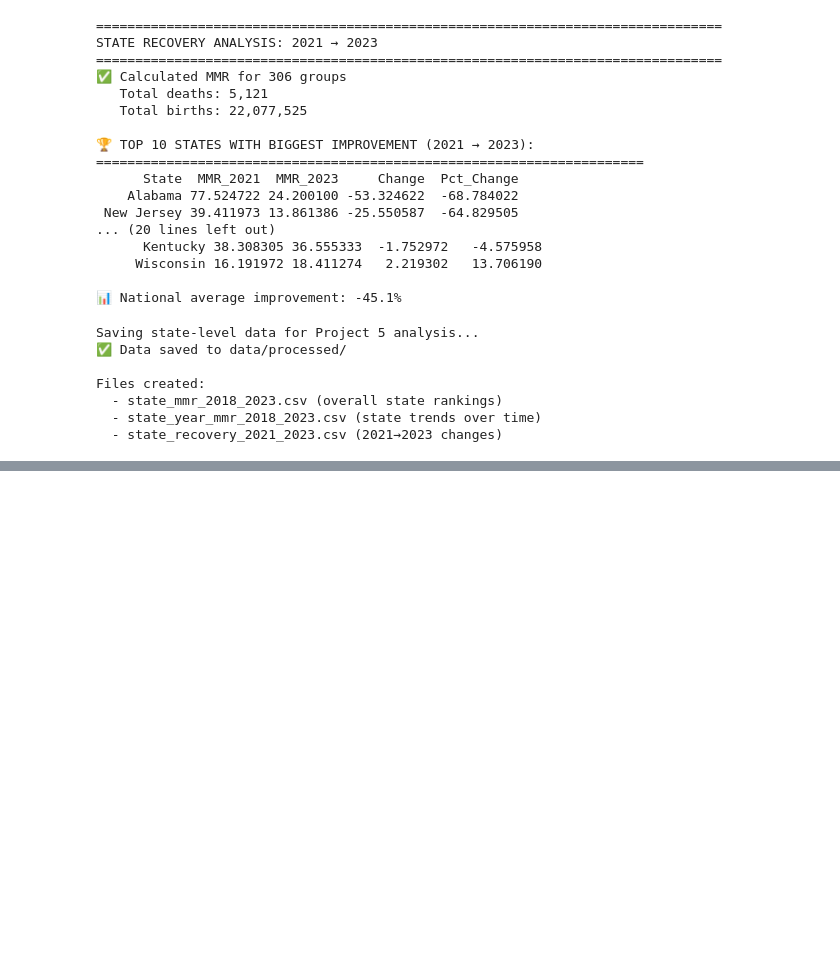
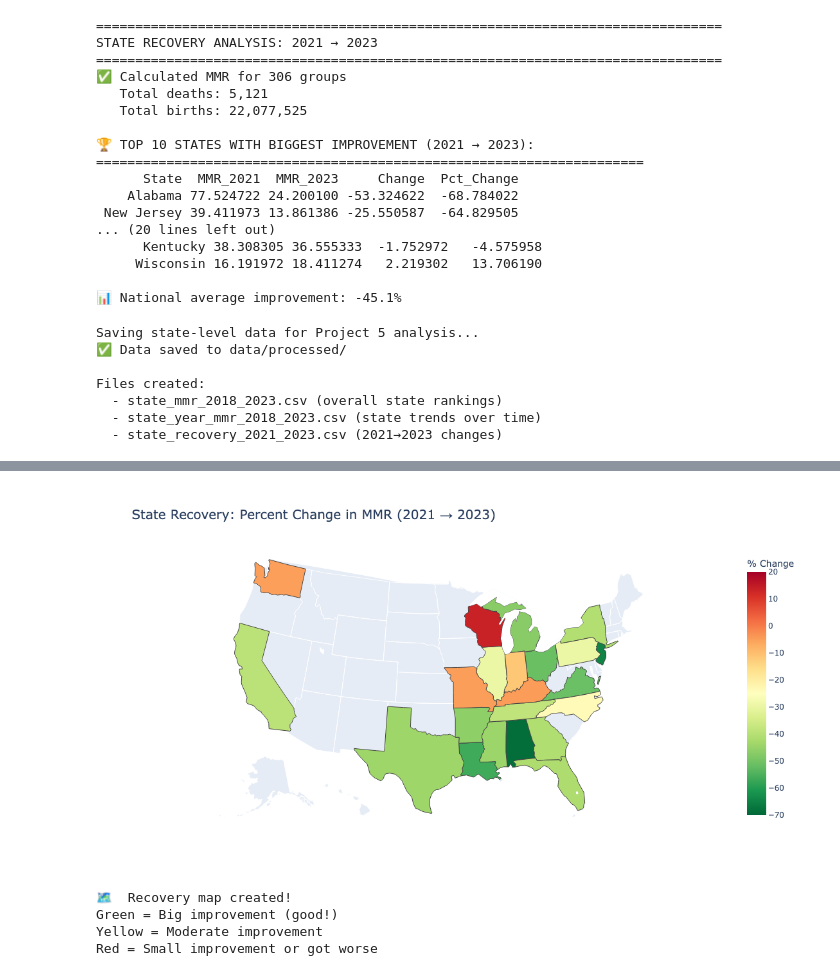
Before and after one commit to marshelton3/equity-metrics-dashboard, a Jupyter notebook: notebooks/03_state_analysis.ipynb, the cells around one changed output, grey strips where cells are left out. Drawn from its saved outputs; the diff is of its cells as text; code cells hidden in the pictures; blank space fills up the shorter version.

```diff
--- a/notebooks/03_state_analysis.ipynb
+++ b/notebooks/03_state_analysis.ipynb
@@ -368,0 +451,53 @@ Files created:
+# %%
+# ============================================================================
+# RECOVERY MAP: Percent Change from 2021 Peak to 2023
+# ============================================================================
+
+# Prepare recovery data for mapping
+recovery_map = state_change_sorted.copy()
+recovery_map['State_Abbrev'] = recovery_map['State'].map(state_abbrev)
+
+# Create map showing improvement (negative = good, positive = bad)
+fig2 = px.choropleth(
+    recovery_map,
+    locations='State_Abbrev',
+    locationmode='USA-states',
+    color='Pct_Change',
+    hover_name='State',
+    hover_data={
+        'State_Abbrev': False,
+        'MMR_2021': ':.1f',
+        'MMR_2023': ':.1f',
+        'Pct_Change': ':.1f%'
+    },
+    color_continuous_scale='RdYlGn_r',  # Red = got worse, Green = improved
+    scope='usa',
+    title='State Recovery: Percent Change in MMR (2021 → 2023)',
+    labels={'Pct_Change': '% Change'},
+    range_color=[-70, 20]  # Scale from -70% (big improvement) to +20% (got worse)
+)
+
+fig2.update_layout(
+    title_font_size=20,
+    geo=dict(
+        scope='usa',
+        projection=go.layout.geo.Projection(type='albers usa'),
+        showlakes=True,
+        lakecolor='rgb(255, 255, 255)'
+    ),
+    height=600,
+    width=1000
+)
+
+fig2.show()
+
+print("\n🗺️  Recovery map created!")
+print("Green = Big improvement (good!)")
+print("Yellow = Moderate improvement")
+print("Red = Small improvement or got worse")
+# %% [output]
+[figure, added]
+🗺️  Recovery map created!
+Green = Big improvement (good!)
+Yellow = Moderate improvement
+Red = Small improvement or got worse
```
Also changed, not shown: parts of 5 cells of this notebook, 2 other files.
